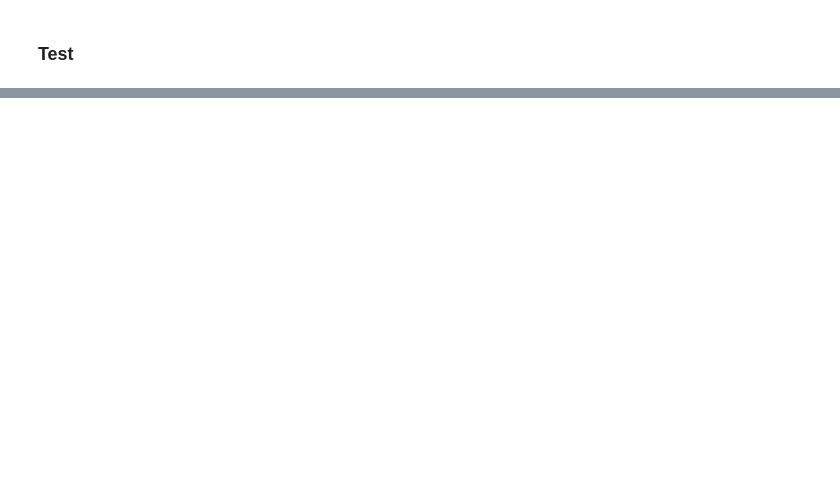
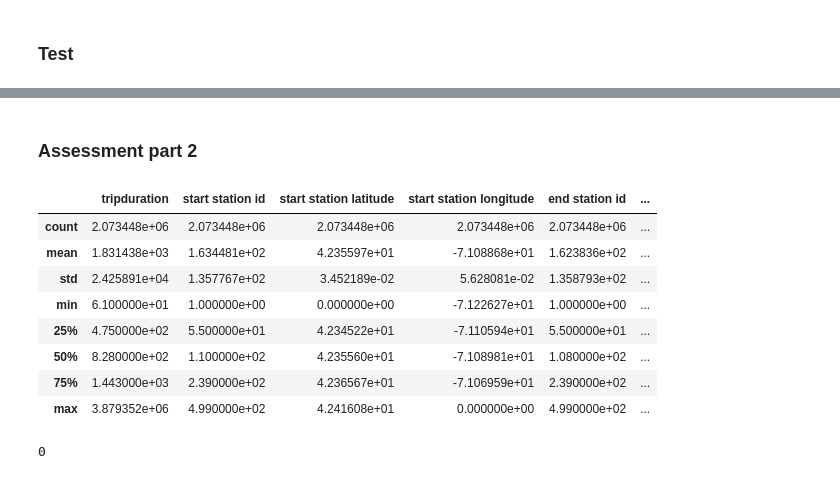
Before and after one commit to lillaszulyovszky/udacity-project-bikesharing-data-in-boston, a Jupyter notebook: bikesharing.ipynb, the cells around one changed output, grey strips where cells are left out. Drawn from its saved outputs; the diff is of its cells as text; code cells hidden in the pictures; blank space fills up the shorter version.

```diff
--- a/bikesharing.ipynb
+++ b/bikesharing.ipynb
@@ -508,3 +507,5 @@ memory usage: 268.9+ MB
 df_concatenated_columns_all.shape
 # %% [output]
 (2073448, 16)
+# %%
+df_all = df_concatenated_columns_all.copy()
@@ -511,2 +524,4 @@ df_concatenated_columns_all.shape
+# %%
+df_all.drop(['birth year', 'postal code', 'gender'], axis=1, inplace=True)
 # %% [markdown]
 ### Test
@@ -512,0 +544,6 @@ df_concatenated_columns_all.shape
+# %%
+# convert starttime field into datetime
+df_all['starttime'] = pd.to_datetime(df_all['starttime'])
+# %%
+# convert stoptime field into datetime
+df_all['stoptime'] = pd.to_datetime(df_all['stoptime'])
@@ -512,0 +572,20 @@ df_concatenated_columns_all.shape
+# %% [markdown]
+### Assessment part 2
+# %%
+# assess df_all statistics
+df_all.describe()
+# %% [output]
+|  | tripduration | start station id | start station latitude | start station longitude | end station id | ... |
+| count | 2.073448e+06 | 2.073448e+06 | 2.073448e+06 | 2.073448e+06 | 2.073448e+06 | ... |
+| mean | 1.831438e+03 | 1.634481e+02 | 4.235597e+01 | -7.108868e+01 | 1.623836e+02 | ... |
+| std | 2.425891e+04 | 1.357767e+02 | 3.452189e-02 | 5.628081e-02 | 1.358793e+02 | ... |
+| min | 6.100000e+01 | 1.000000e+00 | 0.000000e+00 | -7.122627e+01 | 1.000000e+00 | ... |
+| 25% | 4.750000e+02 | 5.500000e+01 | 4.234522e+01 | -7.110594e+01 | 5.500000e+01 | ... |
+| 50% | 8.280000e+02 | 1.100000e+02 | 4.235560e+01 | -7.108981e+01 | 1.080000e+02 | ... |
+| 75% | 1.443000e+03 | 2.390000e+02 | 4.236567e+01 | -7.106959e+01 | 2.390000e+02 | ... |
+| max | 3.879352e+06 | 4.990000e+02 | 4.241608e+01 | 0.000000e+00 | 4.990000e+02 | ... |
+# %%
+# assess df_all's duplicated values
+sum(df_all.duplicated())
+# %% [output]
+0
```
Also changed, not shown: parts of 21 cells of this notebook.
